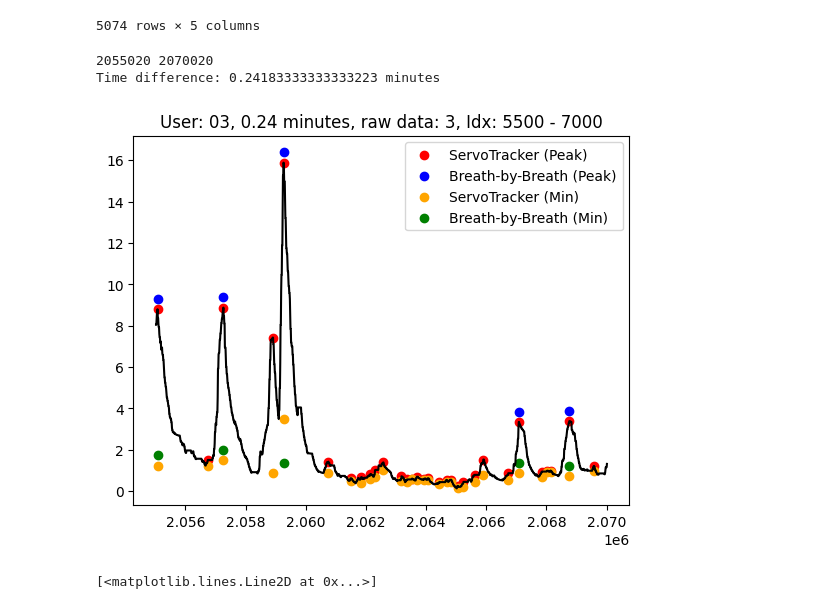
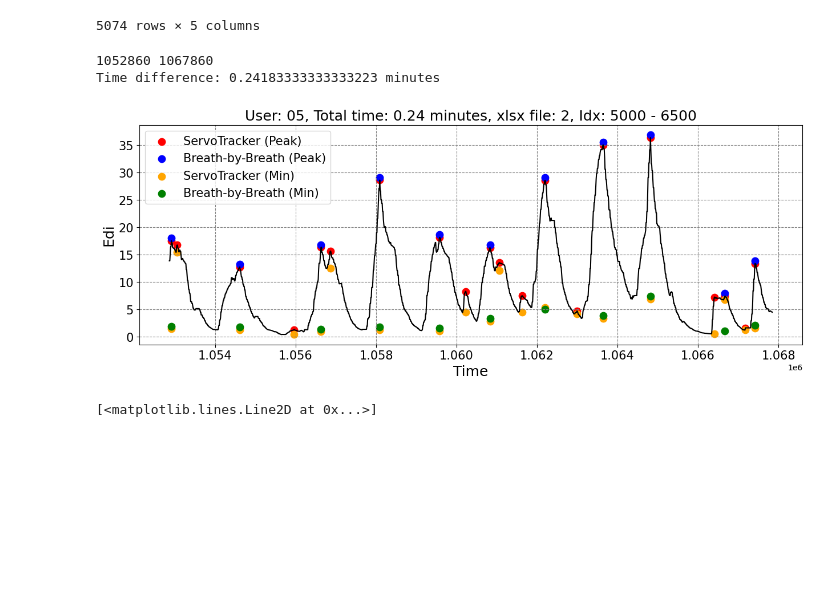
Before and after one commit to jaeho3690/NAVA_KUM, a Jupyter notebook: 00_EDA/notebooks/01_analyze_000_CNN_peakdetection_data.ipynb, the cells around one changed output. Saved outputs shown, nothing was run; the diff lists cells and outputs as text; code cells hidden in the pictures; blank space fills up the shorter version.

```diff
--- a/00_EDA/notebooks/01_analyze_000_CNN_peakdetection_data.ipynb
+++ b/00_EDA/notebooks/01_analyze_000_CNN_peakdetection_data.ipynb
@@ -111,7 +111,7 @@ class PeakDetectPatient:
         for key in self.edi_flow_pressure_data_dict.keys():
             print(f"Missingness in {key}: {self.edi_flow_pressure_data_dict[key].isnull().sum()}")
 # %%
-patient_id = "03"
+patient_id = "05"
 root_path = "../../NAVA_original/000_CNN_PeakDetectionData/"
 
 patient_data = PeakDetectPatient(patient_id, root_path)
@@ -151,49 +151,60 @@ patient_data.peak_review_dict['ST']
 5074 rows × 5 columns
 # %%
 # Plots the Edi_sample data as line plot, with corresponding peak_review_data as scatter plot
-start_idx_of_edi = 5500
-end_idx_of_edi = 7000
-edi_sample_data_dict_key = 3 # raw Edi data dict key number. 1 will load XX_raw-1.xlsx from user XX.
+start_idx_of_edi = 5000
+end_idx_of_edi = 6500
+edi_sample_data_dict_key = 2 # raw Edi data dict key number. 1 will load XX_raw-1.xlsx from user XX.
 
 # now get the Timestamp of edi_sample_data_dict
 start_timestamp_of_edi = patient_data.edi_sample_data_dict[edi_sample_data_dict_key]['Timestamp'].iloc[start_idx_of_edi]
 end_timestamp_of_edi = patient_data.edi_sample_data_dict[edi_sample_data_dict_key]['Timestamp'].iloc[end_idx_of_edi]
 
 
 print(start_timestamp_of_edi, end_timestamp_of_edi)
 
 # get subset of peak_review_dict['ST']
 isin_timestamp_st = patient_data.peak_review_dict["ST"]['Timestamp'].isin(patient_data.edi_sample_data_dict[edi_sample_data_dict_key]['Timestamp'].iloc[start_idx_of_edi:end_idx_of_edi])
 subset_peak_review_df_st = patient_data.peak_review_dict["ST"][isin_timestamp_st]
 
 # calculate the Actual time difference between two timestamps.
 time_diff =  subset_peak_review_df_st['Time (min)'].iloc[-1] - subset_peak_review_df_st['Time (min)'].iloc[0]
 print(f"Time difference: {time_diff} minutes")
 
 
 # get subset of peak_review_dict['BbB']
 isin_timestamp_bbb = patient_data.peak_review_dict["BbB"]['Timestamp'].isin(patient_data.edi_sample_data_dict[edi_sample_data_dict_key]['Timestamp'].iloc[start_idx_of_edi:end_idx_of_edi])
 subset_peak_review_df_bbb = patient_data.peak_review_dict["BbB"][isin_timestamp_bbb]
 
+# set figure size
+plt.figure(figsize=(15, 5))
 plt.plot(patient_data.edi_sample_data_dict[edi_sample_data_dict_key]['Timestamp'].iloc[start_idx_of_edi:end_idx_of_edi], patient_data.edi_sample_data_dict[edi_sample_data_dict_key]['Edi'].iloc[start_idx_of_edi:end_idx_of_edi], color="black")
 
 y_buffer = 0.5
-plt.title(f"User: {patient_id}, {time_diff:.2f} minutes, raw data: {edi_sample_data_dict_key}, Idx: {start_idx_of_edi} - {end_idx_of_edi}")
-plt.scatter(subset_peak_review_df_st['Timestamp'], subset_peak_review_df_st['Edipeak'], color="red", label="ServoTracker (Peak)")
-plt.scatter(subset_peak_review_df_bbb['Timestamp'], subset_peak_review_df_bbb['Edipeak'] + y_buffer, color="blue", label="Breath-by-Breath (Peak)")
 
-plt.scatter(subset_peak_review_df_st['Timestamp'], subset_peak_review_df_st['Edimin'], color="orange", label="ServoTracker (Min)")
-plt.scatter(subset_peak_review_df_bbb['Timestamp'], subset_peak_review_df_bbb['Edimin'] + y_buffer, color="green", label="Breath-by-Breath (Min)")
+plt.title(f"User: {patient_id}, Total time: {time_diff:.2f} minutes, xlsx file: {edi_sample_data_dict_key}, Idx: {start_idx_of_edi} - {end_idx_of_edi}", fontsize=18)
+plt.scatter(subset_peak_review_df_st['Timestamp'], subset_peak_review_df_st['Edipeak'], color="red", label="ServoTracker (Peak)", s=80)
+plt.scatter(subset_peak_review_df_bbb['Timestamp'], subset_peak_review_df_bbb['Edipeak'] + y_buffer, color="blue", label="Breath-by-Breath (Peak)", s=80)
 
-
-# What is RR?
-# plt.scatter(subset_peak_review_df_st['Timestamp'],subset_peak_review_df_st['RR'])
-plt.legend()
+plt.scatter(subset_peak_review_df_st['Timestamp'], subset_peak_review_df_st['Edimin'], color="orange", label="ServoTracker (Min)", s=80)
+plt.scatter(subset_peak_review_df_bbb['Timestamp'], subset_peak_review_df_bbb['Edimin'] + y_buffer, color="green", label="Breath-by-Breath (Min)", s=80)
+# set grid
+plt.grid(True, which="both", ls="--", c="gray")
+# set x axis label
+plt.xlabel("Time", fontsize=18)
+# set y axis label
+plt.ylabel("Edi", fontsize=18)
+# set x axis tick fontsize
+plt.xticks(fontsize=15)
+# set y axis tick fontsize
+plt.yticks(fontsize=15)
+# set legend
+plt.legend(fontsize=15)
+# show plot
 plt.show()
 # %% [output]
-2055020 2070020
+1052860 1067860
 Time difference: 0.24183333333333223 minutes
-[figure, old version]
+[figure, new version]
 # %%
 plt.plot(patient_data.peak_review_data['Edipeak'])
 # %% [output]
```
Also changed, not shown: parts of 1 cell of this notebook, 3 other files.
